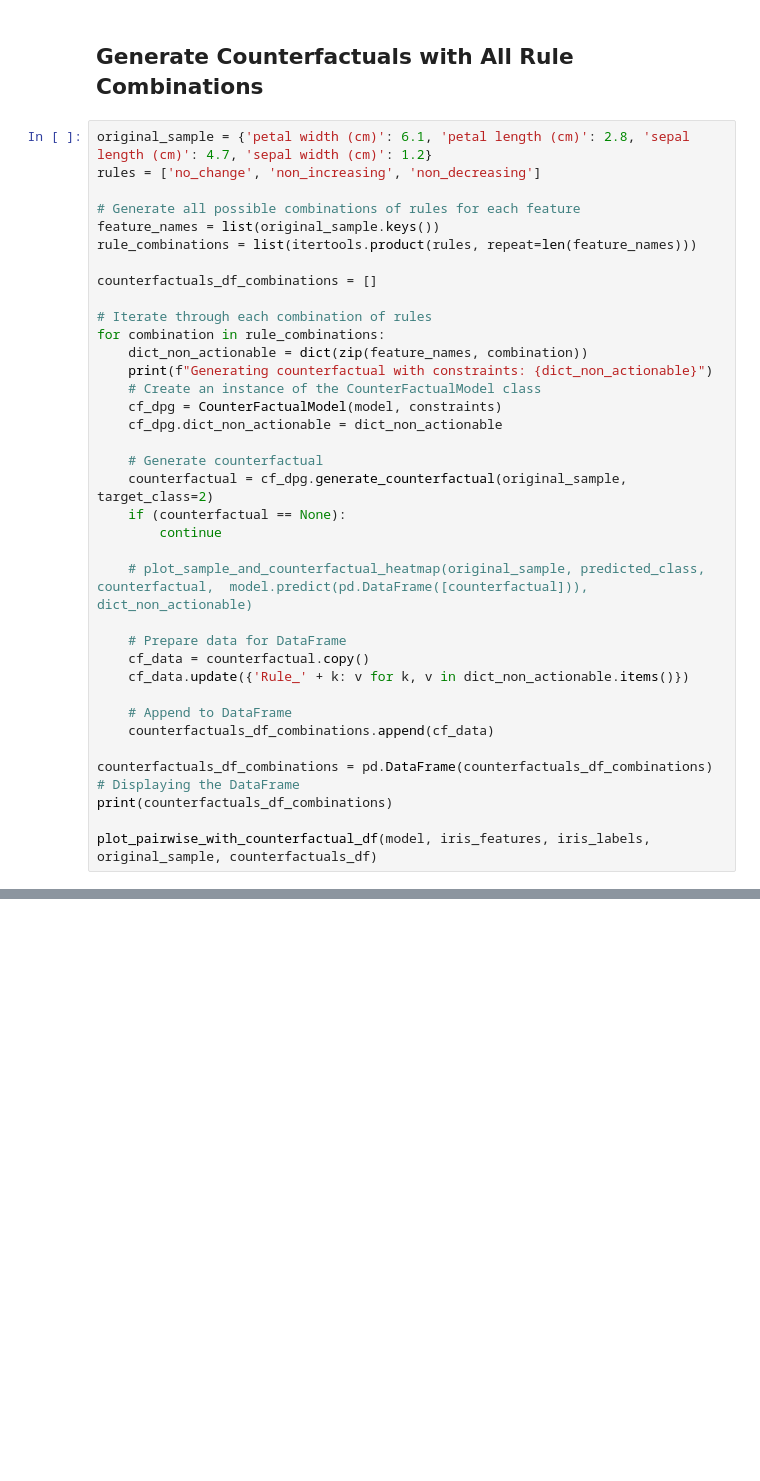
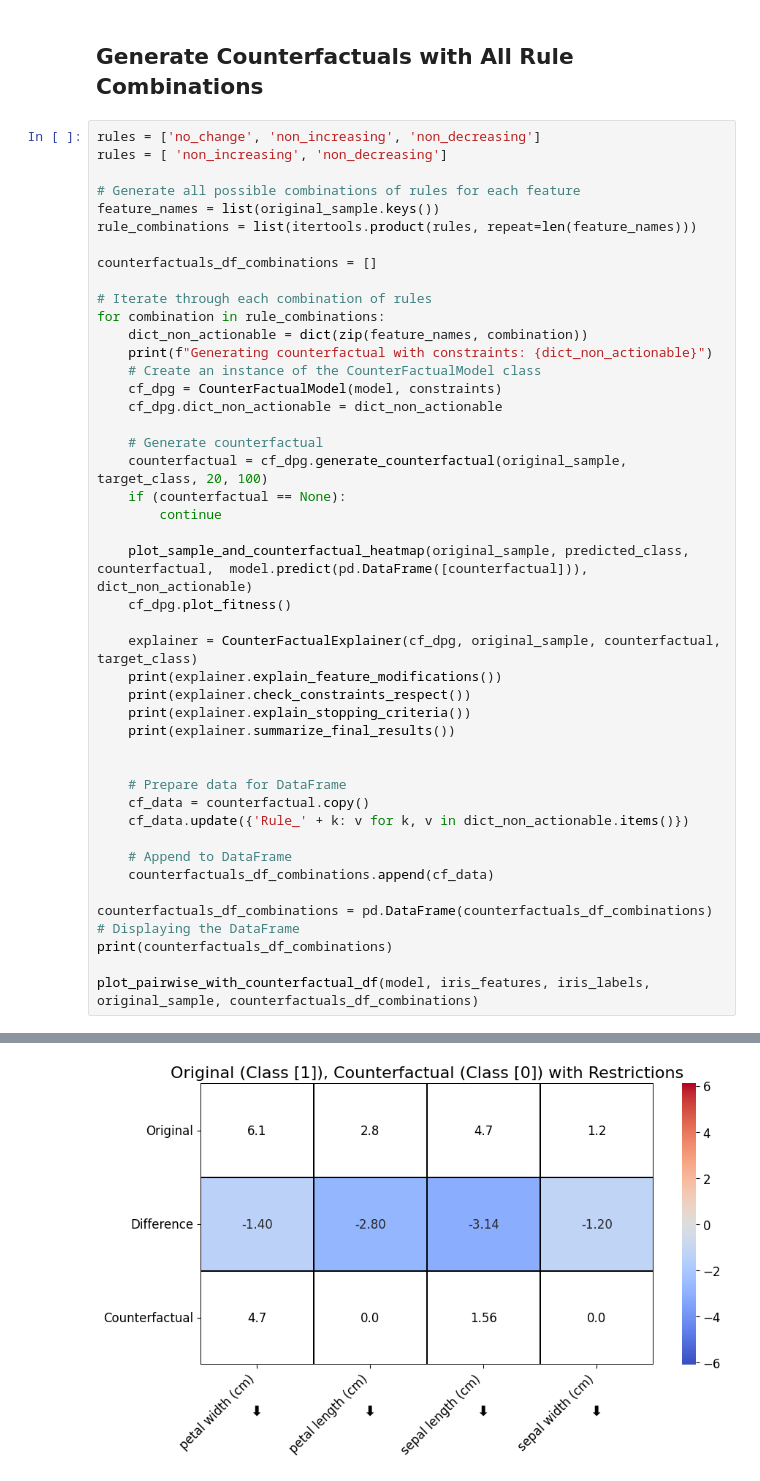
Before and after one commit to sbarbonjr/CounterFactualDPG, a Jupyter notebook: experiment.ipynb, the cells around one changed output, grey strips where cells are left out. Saved outputs shown, nothing was run; the diff lists cells and outputs as text; blank space fills up the shorter version.

```diff
--- a/experiment.ipynb
+++ b/experiment.ipynb
@@ -82,8 +114,8 @@ cf_dpg.plot_fitness()
 # %% [markdown]
 ## Generate Counterfactuals with All Rule Combinations
 # %%
-original_sample = {'petal width (cm)': 6.1, 'petal length (cm)': 2.8, 'sepal length (cm)': 4.7, 'sepal width (cm)': 1.2}
 rules = ['no_change', 'non_increasing', 'non_decreasing']
+rules = [ 'non_increasing', 'non_decreasing']
 
 # Generate all possible combinations of rules for each feature
 feature_names = list(original_sample.keys())
@@ -100,11 +132,19 @@ for combination in rule_combinations:
     cf_dpg.dict_non_actionable = dict_non_actionable
 
     # Generate counterfactual
-    counterfactual = cf_dpg.generate_counterfactual(original_sample, target_class=2)
+    counterfactual = cf_dpg.generate_counterfactual(original_sample, target_class, 20, 100)
     if (counterfactual == None):
         continue
 
-    # plot_sample_and_counterfactual_heatmap(original_sample, predicted_class, counterfactual,  model.predict(pd.DataFrame([counterfactual])),  dict_non_actionable)
+    plot_sample_and_counterfactual_heatmap(original_sample, predicted_class, counterfactual,  model.predict(pd.DataFrame([counterfactual])),  dict_non_actionable)
+    cf_dpg.plot_fitness()
+
+    explainer = CounterFactualExplainer(cf_dpg, original_sample, counterfactual, target_class)
+    print(explainer.explain_feature_modifications())
+    print(explainer.check_constraints_respect())
+    print(explainer.explain_stopping_criteria())
+    print(explainer.summarize_final_results())
+
 
     # Prepare data for DataFrame
     cf_data = counterfactual.copy()
@@ -117,4 +157,5 @@ counterfactuals_df_combinations = pd.DataFrame(counterfactuals_df_combinations)
 # Displaying the DataFrame
 print(counterfactuals_df_combinations)
 
-plot_pairwise_with_counterfactual_df(model, iris_features, iris_labels, original_sample, counterfactuals_df)
+plot_pairwise_with_counterfactual_df(model, iris_features, iris_labels, original_sample, counterfactuals_df_combinations)
+# %% [output]
@@ -120,0 +179 @@ plot_pairwise_with_counterfactual_df(model, iris_features, iris_labels, original
+[figure, added]
```
Also changed, not shown: parts of 11 cells of this notebook.
